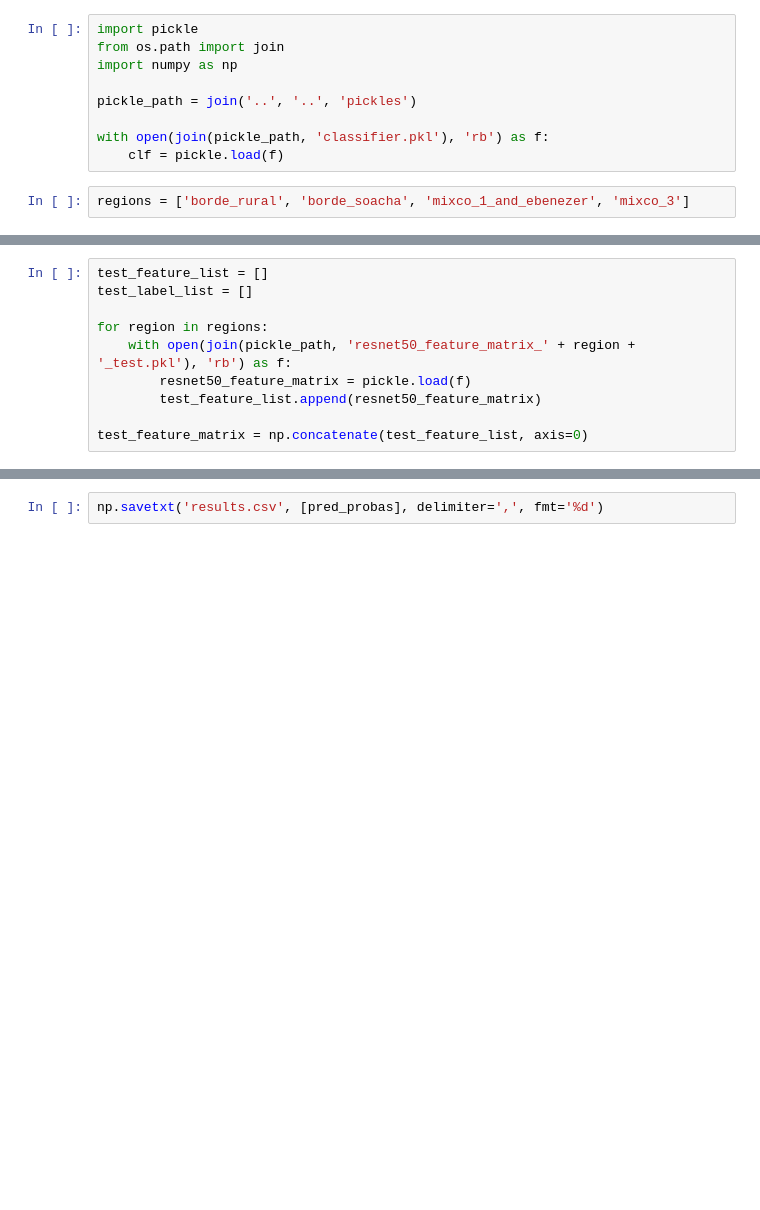
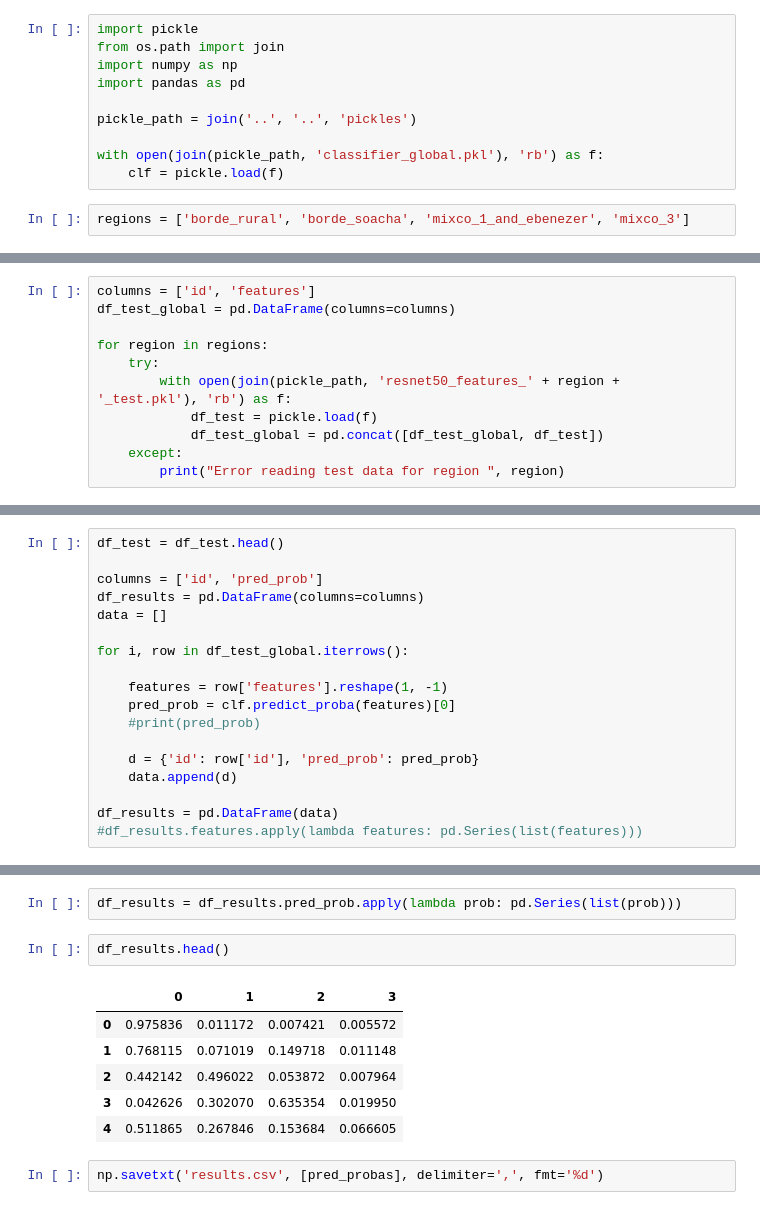
Before and after one commit to jo-ruether/ipeo_carribean, a Jupyter notebook: src/Prediction_test.ipynb, the cells around one changed output, grey strips where cells are left out. Cells and saved outputs as stored; diff of their text form; blank space fills up the shorter version.

Commit message:
update predictor to dataframes

```diff
--- a/src/Prediction_test.ipynb
+++ b/src/Prediction_test.ipynb
@@ -4,10 +4,11 @@ Predict probabilities on all test images using the saved classifier
 import pickle
 from os.path import join
 import numpy as np
+import pandas as pd
 
 pickle_path = join('..', '..', 'pickles')
 
-with open(join(pickle_path, 'classifier.pkl'), 'rb') as f:
+with open(join(pickle_path, 'classifier_global.pkl'), 'rb') as f:
     clf = pickle.load(f)
 # %%
 regions = ['borde_rural', 'borde_soacha', 'mixco_1_and_ebenezer', 'mixco_3']
@@ -14,10 +17,11 @@ regions = ['borde_rural', 'borde_soacha', 'mixco_1_and_ebenezer', 'mixco_3']
 # %%
-test_feature_list = []
-test_label_list = []
+columns = ['id', 'features']
+df_test_global = pd.DataFrame(columns=columns)
 
 for region in regions:
-    with open(join(pickle_path, 'resnet50_feature_matrix_' + region + '_test.pkl'), 'rb') as f:
-        resnet50_feature_matrix = pickle.load(f)
-        test_feature_list.append(resnet50_feature_matrix)
-
-test_feature_matrix = np.concatenate(test_feature_list, axis=0)
+    try:
+        with open(join(pickle_path, 'resnet50_features_' + region + '_test.pkl'), 'rb') as f:
+            df_test = pickle.load(f)
+            df_test_global = pd.concat([df_test_global, df_test])
+    except:
+        print("Error reading test data for region ", region)
@@ -27,0 +32,18 @@ KeyboardInterrupt:
+# %%
+df_test = df_test.head()
+
+columns = ['id', 'pred_prob']
+df_results = pd.DataFrame(columns=columns)
+data = []
+
+for i, row in df_test_global.iterrows():
+
+    features = row['features'].reshape(1, -1)
+    pred_prob = clf.predict_proba(features)[0]
+    #print(pred_prob)
+
+    d = {'id': row['id'], 'pred_prob': pred_prob}
+    data.append(d)
+
+df_results = pd.DataFrame(data)
+#df_results.features.apply(lambda features: pd.Series(list(features)))
@@ -28,2 +78,13 @@ KeyboardInterrupt:
+# %%
+df_results = df_results.pred_prob.apply(lambda prob: pd.Series(list(prob)))
+# %%
+df_results.head()
+# %% [output]
+|  | 0 | 1 | 2 | 3 |
+| 0 | 0.975836 | 0.011172 | 0.007421 | 0.005572 |
+| 1 | 0.768115 | 0.071019 | 0.149718 | 0.011148 |
+| 2 | 0.442142 | 0.496022 | 0.053872 | 0.007964 |
+| 3 | 0.042626 | 0.302070 | 0.635354 | 0.019950 |
+| 4 | 0.511865 | 0.267846 | 0.153684 | 0.066605 |
 # %%
 np.savetxt('results.csv', [pred_probas], delimiter=',', fmt='%d')
```
Also changed, not shown: parts of 6 cells of this notebook, 2 other files.
